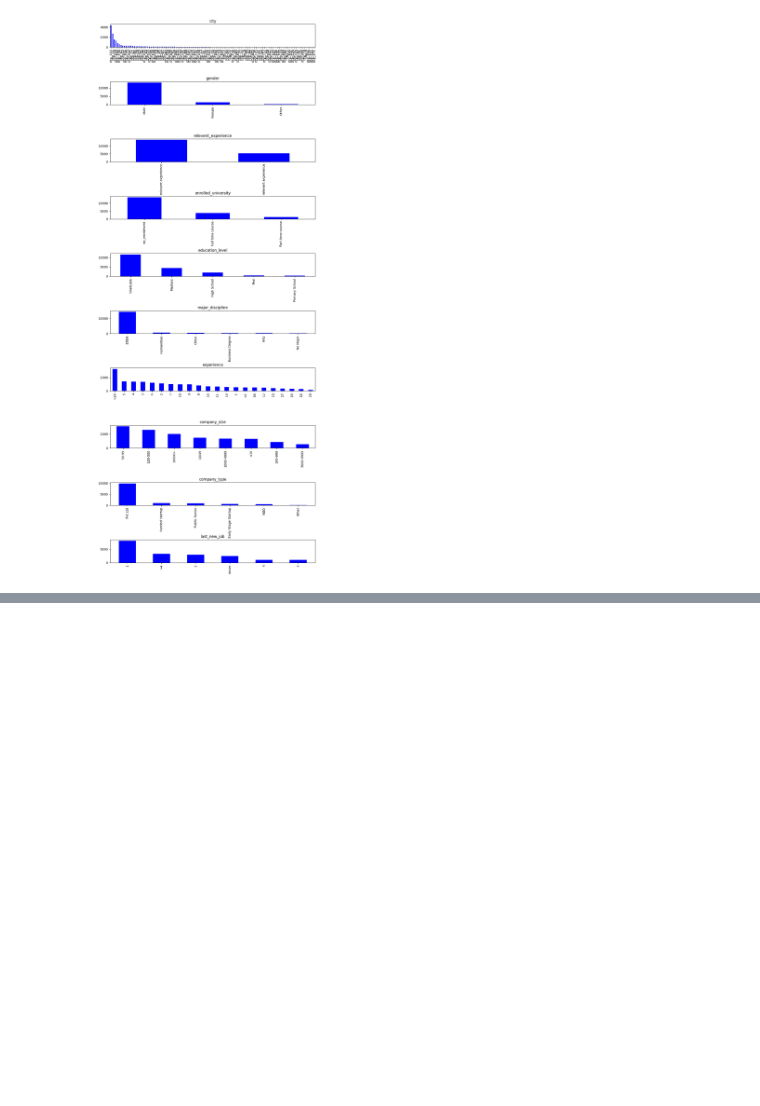
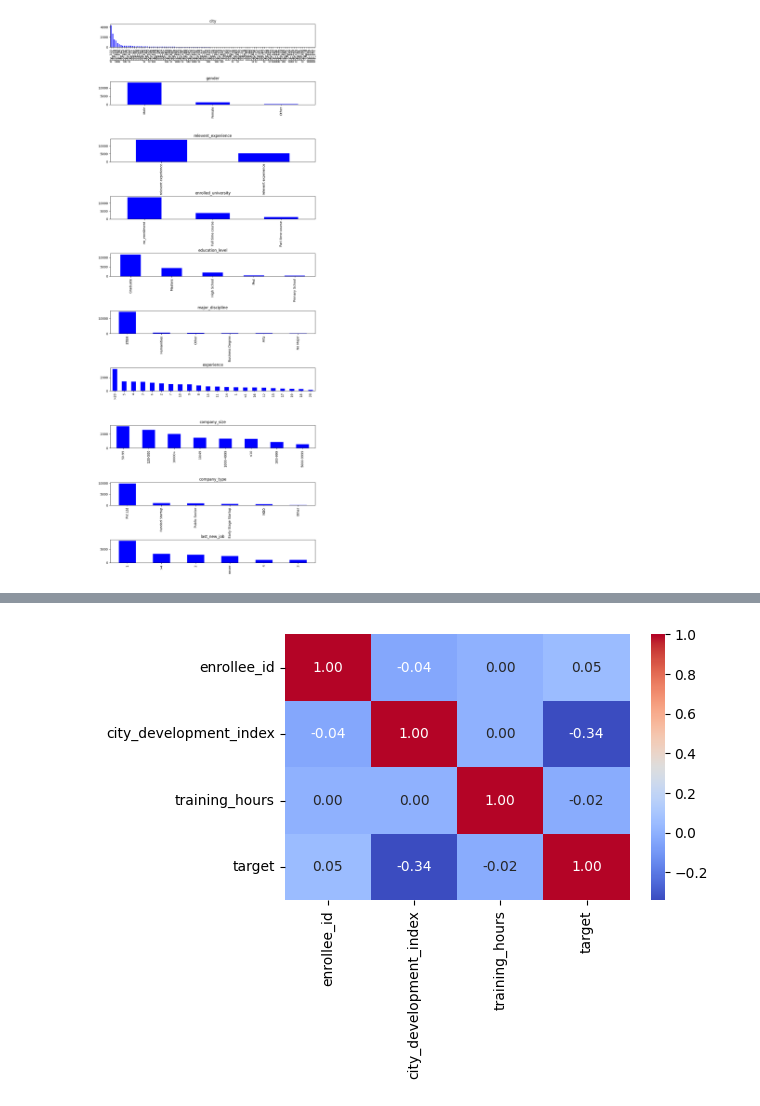
Before and after one commit to alejobgr99/lab-data-science-uniovi, a Jupyter notebook: actividad_final_micro.ipynb, the cells around one changed output, grey strips where cells are left out. Saved outputs shown, nothing was run; the diff lists cells and outputs as text; code cells hidden in the pictures; blank space fills up the shorter version.

```diff
--- a/actividad_final_micro.ipynb
+++ b/actividad_final_micro.ipynb
@@ -178,0 +191,9 @@ plt.show()
+# %%
+# Escribe aquí tu código
+cols_para_pearson = data.select_dtypes(include='number').columns
+corr = data[cols_para_pearson].corr()
+sns.heatmap(corr, annot =True,fmt=".2f", cmap="coolwarm")
+plt.tight_layout()
+plt.show()
+# %% [output]
+[figure, added]
```
Also changed, not shown: parts of 13 cells of this notebook.
